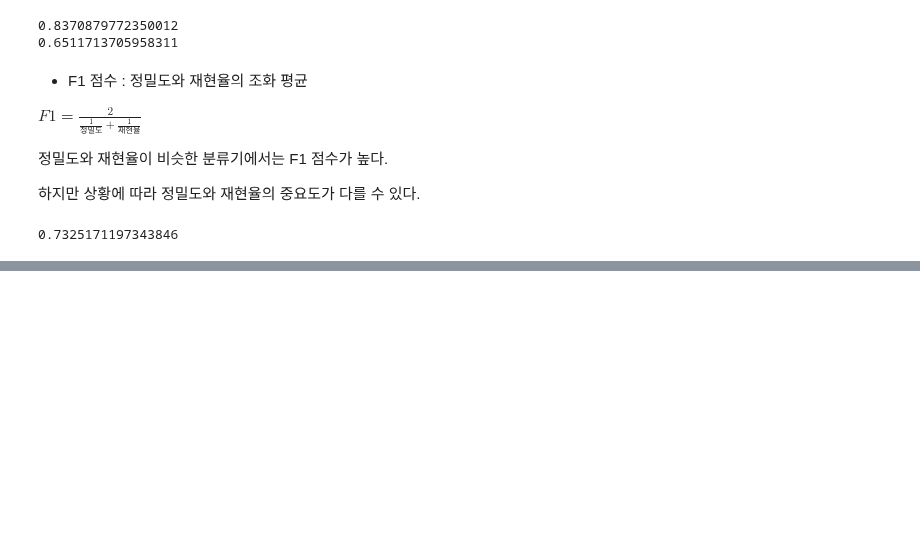
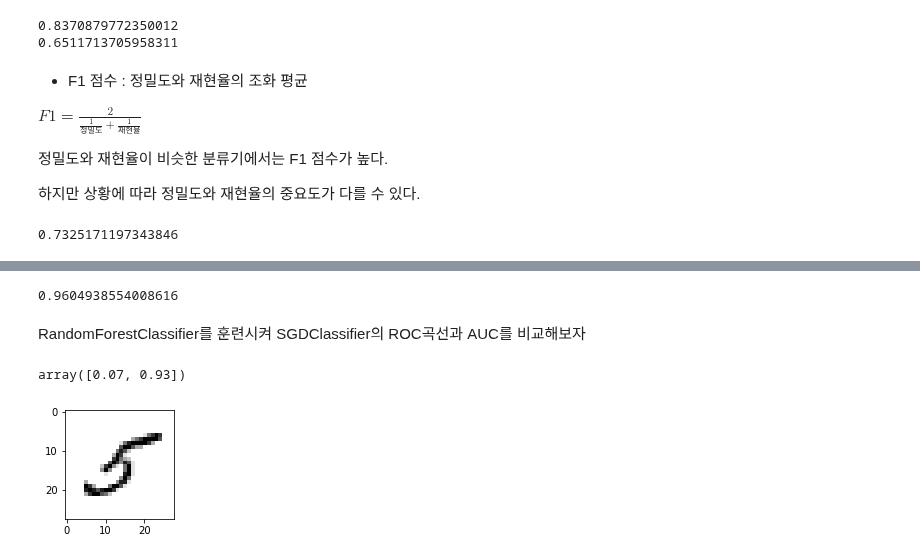
Before and after one commit to hyeon1263/BigAI, a Jupyter notebook: 핸즈온 머신러닝/03_Classification.ipynb, the cells around one changed output, grey strips where cells are left out. Cells and saved outputs as stored; diff of their text form; code cells hidden in the pictures; blank space fills up the shorter version.

```diff
--- a/핸즈온 머신러닝/03_Classification.ipynb
+++ b/핸즈온 머신러닝/03_Classification.ipynb
@@ -174,0 +327,11 @@ f1_score(y_train_5, y_train_pred)
+# %%
+# 사이킷런의 ROC의 AUC를 계산하는 함수
+from sklearn.metrics import roc_auc_score
+
+roc_auc_score(y_train_5, y_scores)  # 매개변수에 타깃값, 예측값을 전달
+
+# 1 에 가까울수록 좋은 분류기이다
+# %% [output]
+0.9604938554008616
+# %% [markdown]
+RandomForestClassifier를 훈련시켜 SGDClassifier의 ROC곡선과 AUC를 비교해보자
@@ -174,0 +345,10 @@ f1_score(y_train_5, y_train_pred)
+# %%
+y_probas_forest[35]  # [음성일 확률, 양성일 확률] 반환
+# %% [output]
+array([0.07, 0.93])
+# %%
+plt.figure(figsize=(2,2))
+plt.imshow(X_train[35].reshape(28,28), cmap='gray_r')
+plt.show()
+# %% [output]
+[figure, added]
```
Also changed, not shown: parts of 31 cells of this notebook.
